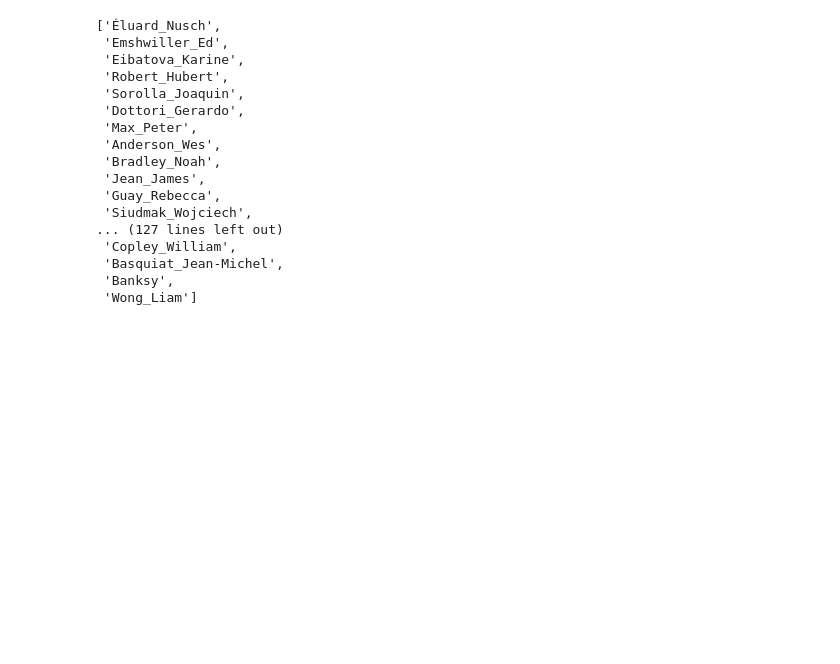
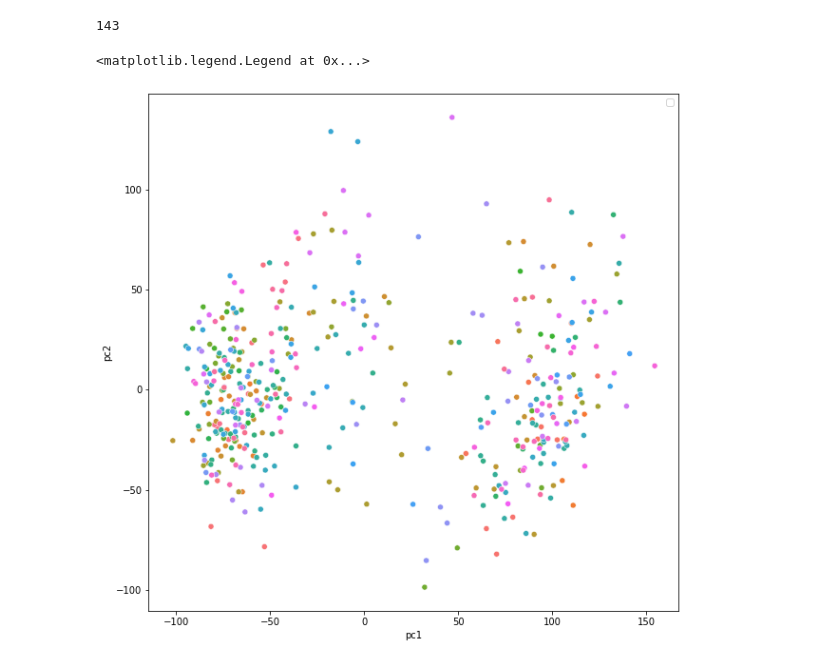
Before and after one commit to alecsharpie/artist_studies, a Jupyter notebook: notebooks/Explore_Artist_Studies.ipynb, the cells around one changed output. Saved outputs shown, nothing was run; the diff lists cells and outputs as text; code cells hidden in the pictures; blank space fills up the shorter version.

```diff
--- a/notebooks/Explore_Artist_Studies.ipynb
+++ b/notebooks/Explore_Artist_Studies.ipynb
@@ -56,24 +59,9 @@ model = Sequential([
 art_loader = ArtLoader(data_path = '../raw_data/batch 1')
 # %%
 data_path = '../raw_data/batch 1'
-exclude = ['non-visual artist single images', '.DS_Store']
+exclude = ['non-visual artist single images','styles single images', '.DS_Store']
 
-[path for path in os.listdir(data_path) if path not in exclude]
+all_artists = [artist for artist in os.listdir(data_path) if artist not in exclude]
+len(all_artists)
 # %% [output]
-['Éluard_Nusch',
- 'Emshwiller_Ed',
- 'Eibatova_Karine',
- 'Robert_Hubert',
- 'Sorolla_Joaquin',
- 'Dottori_Gerardo',
- 'Max_Peter',
- 'Anderson_Wes',
- 'Bradley_Noah',
- 'Jean_James',
- 'Guay_Rebecca',
- 'Siudmak_Wojciech',
-... (127 lines left out)
- 'Copley_William',
- 'Basquiat_Jean-Michel',
- 'Banksy',
- 'Wong_Liam']
+143
@@ -83,0 +90,20 @@ artist_features = model(test_ponds).numpy().mean(axis = 0)
+# %%
+from sklearn.decomposition import PCA
+num_pcs = 5
+pca = PCA(num_pcs)
+pcs = pca.fit_transform(np.array(artist_features_list))
+# %%
+import seaborn as sns
+import pandas as pd
+
+pcs_dict = {f'pc{i+1}': pcs[:, i] for i in range(num_pcs)}
+pcs_dict['artist'] = artist_list
+
+pcs_df = pd.DataFrame(pcs_dict)
+
+fig , ax = plt.subplots(figsize = (10, 10))
+sns.scatterplot(data = pcs_df, x = 'pc1', y = 'pc2', hue = 'artist', ax = ax)
+plt.legend('')
+# %% [output]
+<matplotlib.legend.Legend at 0x...>
+[figure, added]
```
Also changed, not shown: parts of 15 cells of this notebook.
